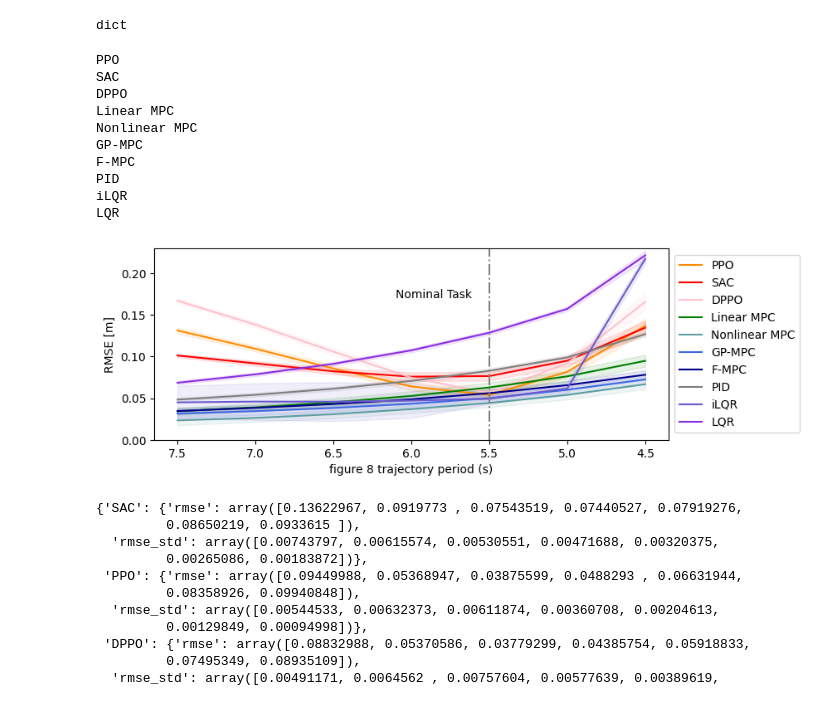
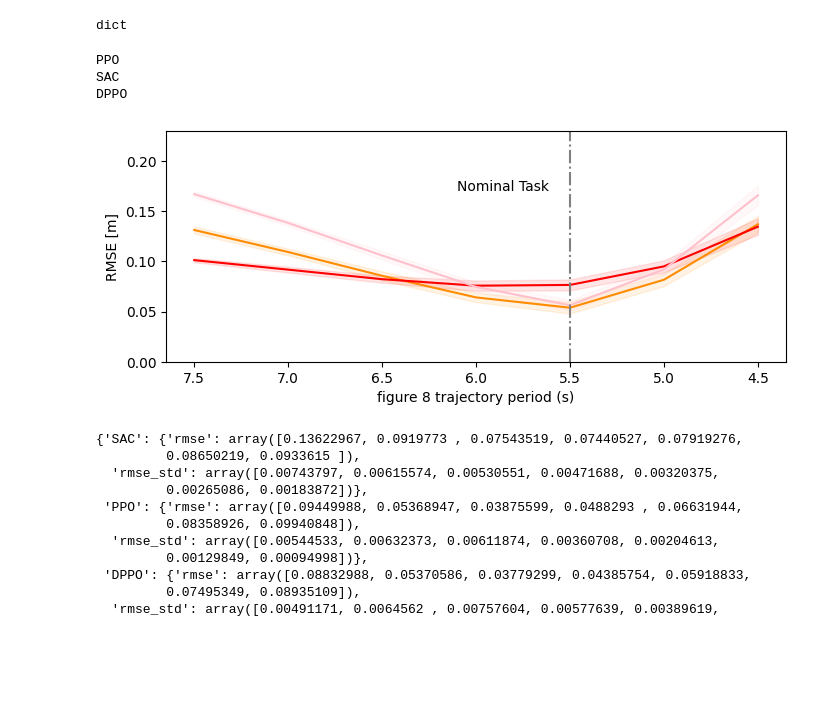
Before and after one commit to amacati/gp-mpc, a Jupyter notebook: examples/rl/data_analysis.ipynb, the cells around one changed output. Cells and saved outputs as stored; diff of their text form; code cells hidden in the pictures; blank space fills up the shorter version.

Commit message:
update convergence and traj plot

```diff
--- a/examples/rl/data_analysis.ipynb
+++ b/examples/rl/data_analysis.ipynb
@@ -109,8 +109,8 @@ data_paths = {
             "SAC": "/home/mingxuan/Repositories/scg_tsung/benchmarking_sim/quadrotor/data/quadrotor_2D_attitude_sac_data2/",
             # "DPPO": "/home/mingxuan/Repositories/scg_tsung/benchmarking_sim/quadrotor/data/quadrotor_2D_attitude_dppo_data8/",
             # "DPPO": "/home/mingxuan/Repositories/scg_tsung/benchmarking_sim/quadrotor/data/quadrotor_2D_attitude_dppo_data6/",
-            "PPO": "/home/mingxuan/Repositories/scg_tsung/benchmarking_sim/quadrotor/data/quadrotor_3D_attitude_ppo_data4/",
-            "DPPO": "/home/mingxuan/Repositories/scg_tsung/benchmarking_sim/quadrotor/data/quadrotor_3D_attitude_dppo_data2/",
+            "PPO": "/home/mingxuan/Repositories/scg_tsung/benchmarking_sim/quadrotor/data/quadrotor_2D_attitude_ppo_data4/",
+            "DPPO": "/home/mingxuan/Repositories/scg_tsung/benchmarking_sim/quadrotor/data/quadrotor_2D_attitude_dppo_data2/",
 }
 # %% [markdown]
 ### Convergence plot
@@ -140,7 +163,9 @@ w = 1
 fig = plt.figure(figsize=(8, 3))
 mean_fn = np.percentile
 perc = 90
-last_iter = perf_data["PPO"][0]["x"][-1]
+n_seeds = 10
+last_iter = perf_data["PPO"][0]["data"][-1]
+seeds = [i for i in range(0, n_seeds)]
 # last_iter = 3e5
 
 # # PID
@@ -187,15 +212,16 @@ plt.fill_between(gp_mpc_data['train_steps']+1,
                  np.clip(mean_fn(gp_mpc_data['rmse'], perc, axis=0)+w*gp_mpc_data['rmse'].std(axis=0), 0, 10),
                  color=plot_colors["GP-MPC"], alpha=0.25)
 
+# start_iter = last_iter - gp_mpc_data['train_steps'][-1]
 for t, method in enumerate(data_paths.keys()):
-    temp = np.zeros((len(seeds), 6, perf_data[method][seeds[0]]["x"].shape[0]))
+    temp = np.zeros((n_seeds, 6, perf_data[method][seeds[0]]["data"].shape[0]))
     for seed in seeds:
-        temp[seed, 0, :] = perf_data[method][seed]["x"]
-        temp[seed, 1, :] = perf_data[method][seed]["y"]
-        temp[seed, 2, :] = perf_data[method][seed]["z"]
-        temp[seed, 3, :] = perf_data[method][seed]["m"]
-        temp[seed, 4, :] = perf_data[method][seed]["n"]
-        temp[seed, 5, :] = perf_data[method][seed]["l"]
+        temp[seed, 0, :] = perf_data[method][seed]["data"]
+        temp[seed, 1, :] = perf_data[method][seed]["ep_return"]
+        temp[seed, 2, :] = perf_data[method][seed]["ep_return_std"]
+        temp[seed, 3, :] = perf_data[method][seed]["rmse"]
+        temp[seed, 4, :] = perf_data[method][seed]["rmse_std"]
+        temp[seed, 5, :] = perf_data[method][seed]["ep_length"]
     j_max = 0
     for seed in seeds:
         for j,k in enumerate(temp[seed, 0, :]):
@@ -208,17 +234,10 @@ for t, method in enumerate(data_paths.keys()):
                     j_max = j+1
     eval_data.update({method: temp})
 
-    ############################################
-    # change the x axis scale by multiplying 1/60
-    # temp[0, 0, :] = temp[0, 0, :] * 1/60
-    ############################################
     plt.plot(temp[0,0,:], mean_fn(temp[:,3,:], perc, axis=0), color=plot_colors[method], label=legends[method])
     plt.fill_between(temp[0,0,:],
-                     0.0+np.clip(mean_fn(temp[:,3,:]-w*temp[:,4,:], perc, axis=0), 0, 10),
-                     0.0+np.clip(mean_fn(temp[:,3,:]+w*temp[:,4,:], perc, axis=0), 0, 10), color=plot_colors[method], alpha=0.25)
-
-
-
+                     0.0+np.clip(mean_fn(temp[:,3,:]-temp[:,4,:], perc, axis=0), 0, 10),
+                     0.0+np.clip(mean_fn(temp[:,3,:]+temp[:,4,:], perc, axis=0), 0, 10), color=plot_colors[method], alpha=0.25)
 # s = 1 # time std
 # rmse_ilqr_mean = 0.026000000000000002 * 0
 # rmse_ilqr_std = 0.001843908891458577 * 0
@@ -250,4 +269,6 @@ elif log_x:
     plt.savefig("performance_logx.pdf",bbox_inches="tight", pad_inches=0.1)
 else:
     plt.savefig("performance_linearx.pdf",bbox_inches="tight", pad_inches=0.1)
+
+plt.savefig("performance_logxy_best_mb_step.pdf",bbox_inches="tight", pad_inches=0.1)
 # %% [output]
@@ -496,42 +511,35 @@ plot_list = [
     'PPO', 'SAC', 'DPPO',
     # 'PPO', 'DPPO',
     'Linear MPC', 'Nonlinear MPC', 'GP-MPC', 'F-MPC',
     'PID', 'iLQR', 'LQR'
 ]
 for method in plot_list:
     print(method)
     # if method == 'DPPO':
     #     plt.plot(episode_period_list, transfer_metric[method]['rmse'], label=method, linestyle='--', color=plot_colors[method])
     #     plt.fill_between(episode_period_list,
     #                  transfer_metric[method]['rmse']-transfer_metric[method]['rmse_std'],
     #                  transfer_metric[method]['rmse']+transfer_metric[method]['rmse_std'], color=plot_colors[method], alpha=0.1)
     # else:
     plt.plot(episode_period_list, transfer_metric[method]['rmse'], label=method, color=plot_colors[method])
     plt.fill_between(episode_period_list,
                         transfer_metric[method]['rmse']-transfer_metric[method]['rmse_std'],
                         transfer_metric[method]['rmse']+transfer_metric[method]['rmse_std'], color=plot_colors[method], alpha=0.1)
 plt.axvline(x=5.5, linestyle='-.', color='gray')
 plt.text(6.1, 0.17, 'Nominal Task')
 
-plt.legend(loc='center left', bbox_to_anchor=(1, 0.5))
+# plt.legend(loc='center left', bbox_to_anchor=(1, 0.5))
 plt.ylim(0,0.23)
 #plt.xlim(0,50)
 plt.gca().invert_xaxis()
 plt.xlabel("figure 8 trajectory period (s)")
 plt.ylabel("RMSE [m]")
 plt.savefig("generalization_curve.pdf",bbox_inches="tight", pad_inches=0.1)
 # %% [output]
 PPO
 SAC
 DPPO
-Linear MPC
-Nonlinear MPC
-GP-MPC
-F-MPC
-PID
-iLQR
-LQR
-[figure, old version]
+[figure, new version]
 # %%
 transfer_metric
 # %% [output]
```
Also changed, not shown: parts of 7 cells of this notebook, 1 other file.
